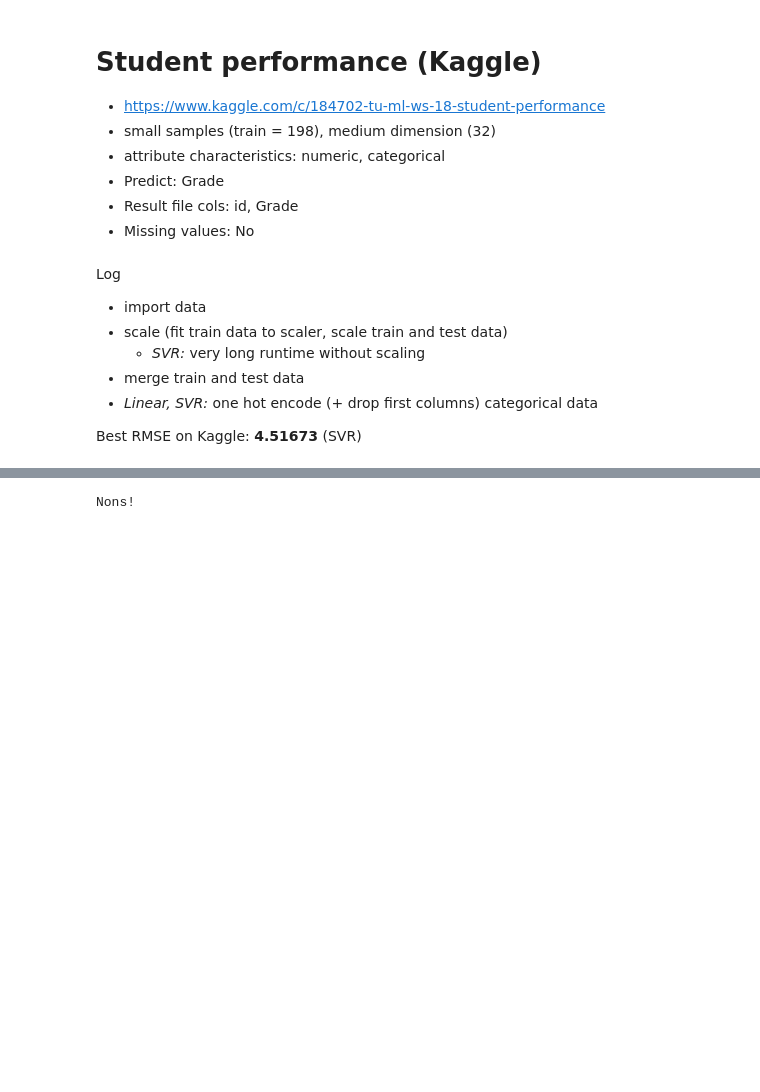
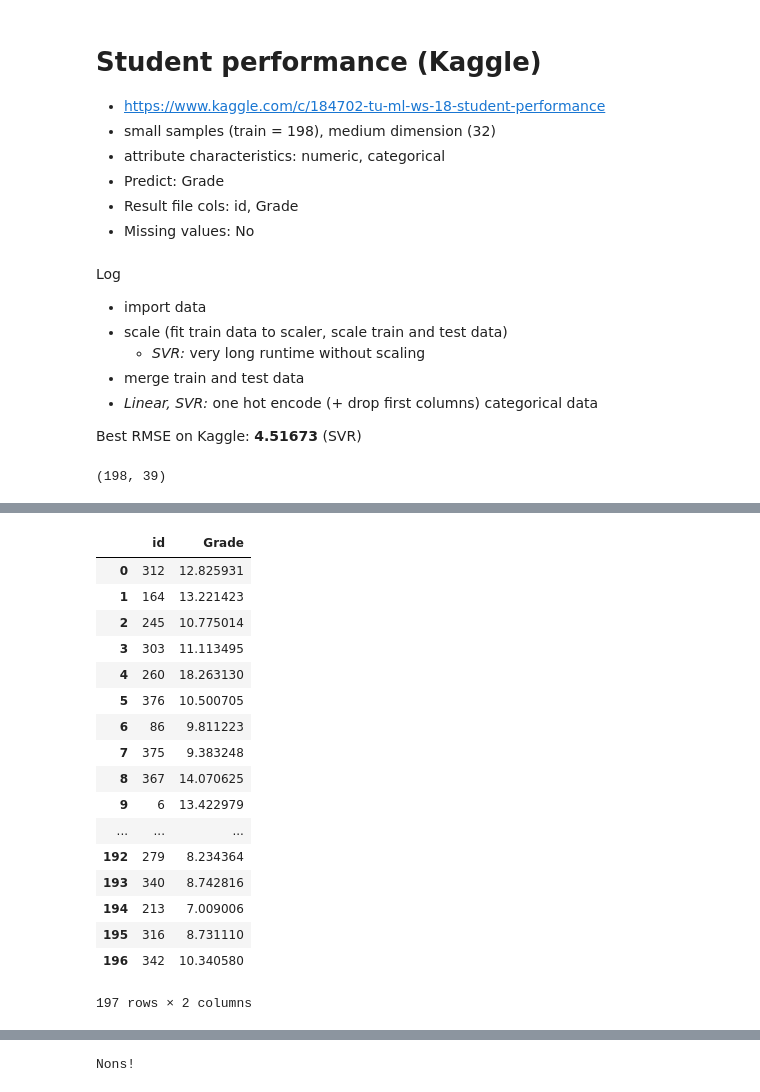
Before and after one commit to annamarianau/ml_project_regression, a Jupyter notebook: student_performance_kaggle.ipynb, the cells around one changed output, grey strips where cells are left out. Saved outputs shown, nothing was run; the diff lists cells and outputs as text; code cells hidden in the pictures; blank space fills up the shorter version.

```diff
--- a/student_performance_kaggle.ipynb
+++ b/student_performance_kaggle.ipynb
@@ -46,7 +47,7 @@ train_s, test_s = scale_data(train, test)
 data_s = pd.concat([train_s, test_s])
 
 # one hot encode data
-data_oh = one_hot(data_s)
+data_oh = one_hot(data_s, drop_first=True)
 
 #display(data_oh)
 
@@ -55,4 +56,6 @@ X_train = data_oh.loc['train']
 y_train = train_target
 X_test = data_oh.loc['test']
 
-#display(X_train)
+display(X_train.shape)
+# %% [output]
+(198, 39)
@@ -60,0 +62,18 @@ X_test = data_oh.loc['test']
+# %%
+# TODO: add MSE/RMSE score to base function?
+
+# Linear Regression
+reg = linear_reg(X_train, y_train)
+result = pd.DataFrame(reg.predict(X_test), columns=['Grade'])
+
+# join id col
+result = pd.concat([X_test.reset_index()[['id']], result], axis='columns')
+
+# Save result
+filename = f'''lr_{dt.datetime.now()}.csv'''
+
+result.to_csv('./predictions/student_performance_kaggle/' + filename, sep = ",", index=False)
+print(f'''Saved as {filename}''')
+
+display(result)
+# %% [output]
@@ -61,3 +82,21 @@ X_test = data_oh.loc['test']
+|  | id | Grade |
+| 0 | 312 | 12.825931 |
+| 1 | 164 | 13.221423 |
+| 2 | 245 | 10.775014 |
+| 3 | 303 | 11.113495 |
+| 4 | 260 | 18.263130 |
+| 5 | 376 | 10.500705 |
+| 6 | 86 | 9.811223 |
+| 7 | 375 | 9.383248 |
+| 8 | 367 | 14.070625 |
+| 9 | 6 | 13.422979 |
+| ... | ... | ... |
+| 192 | 279 | 8.234364 |
+| 193 | 340 | 8.742816 |
+| 194 | 213 | 7.009006 |
+| 195 | 316 | 8.731110 |
+| 196 | 342 | 10.340580 |
+197 rows × 2 columns
 # %%
 # SVR
 # params
```
Also changed, not shown: parts of 5 cells of this notebook, 10 other files.
